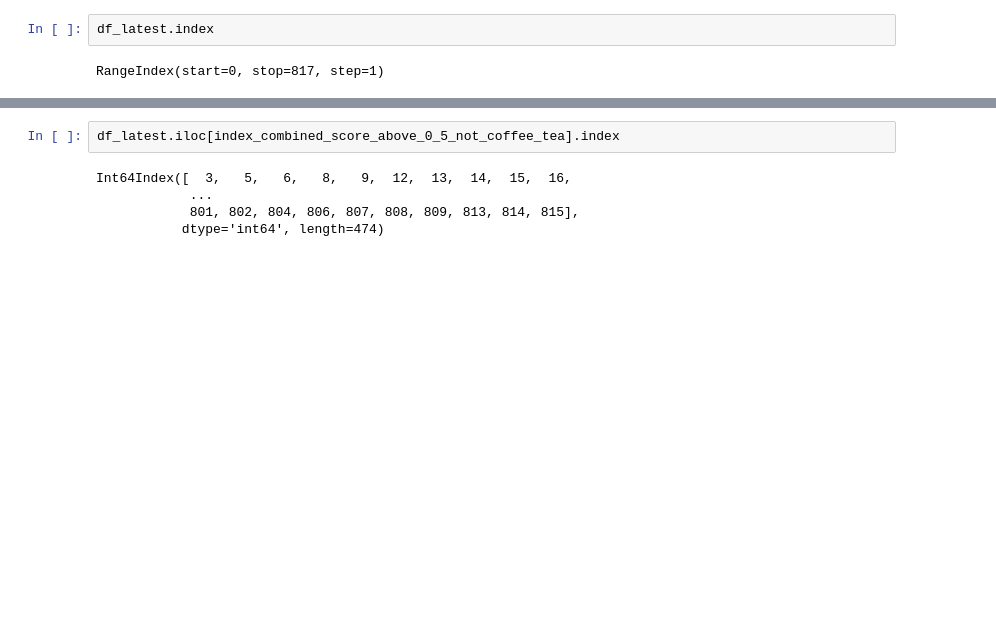
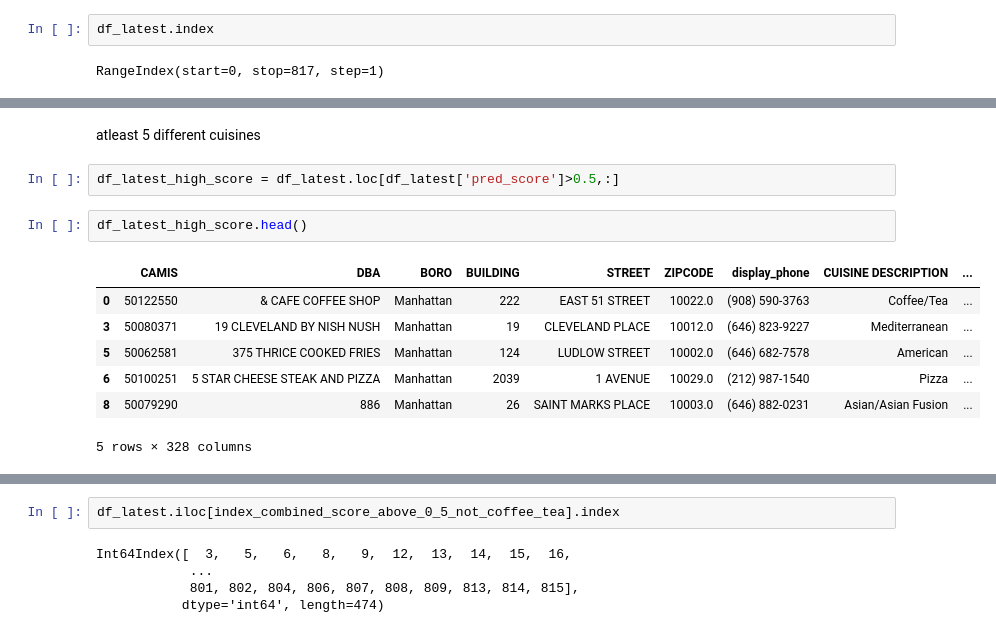
Before and after one commit to krishnakartik1/dsb-spring2023-yelp, a Jupyter notebook: ai_inference.ipynb, the cells around one changed output, grey strips where cells are left out. Saved outputs shown, nothing was run; the diff lists cells and outputs as text; blank space fills up the shorter version.

```diff
--- a/ai_inference.ipynb
+++ b/ai_inference.ipynb
@@ -179,0 +155,14 @@ plt.show()
+# %% [markdown]
+atleast 5 different cuisines
+# %%
+df_latest_high_score = df_latest.loc[df_latest['pred_score']>0.5,:]
+# %%
+df_latest_high_score.head()
+# %% [output]
+|  | CAMIS | DBA | BORO | BUILDING | STREET | ZIPCODE | display_phone | CUISINE DESCRIPTION | ... |
+| 0 | 50122550 | & CAFE COFFEE SHOP | Manhattan | 222 | EAST 51 STREET | 10022.0 | (908) 590-3763 | Coffee/Tea | ... |
+| 3 | 50080371 | 19 CLEVELAND BY NISH NUSH | Manhattan | 19 | CLEVELAND PLACE | 10012.0 | (646) 823-9227 | Mediterranean | ... |
+| 5 | 50062581 | 375 THRICE COOKED FRIES | Manhattan | 124 | LUDLOW STREET | 10002.0 | (646) 682-7578 | American | ... |
+| 6 | 50100251 | 5 STAR CHEESE STEAK AND PIZZA | Manhattan | 2039 | 1 AVENUE | 10029.0 | (212) 987-1540 | Pizza | ... |
+| 8 | 50079290 | 886 | Manhattan | 26 | SAINT MARKS PLACE | 10003.0 | (646) 882-0231 | Asian/Asian Fusion | ... |
+5 rows × 328 columns
```
Also changed, not shown: parts of 24 cells of this notebook.
